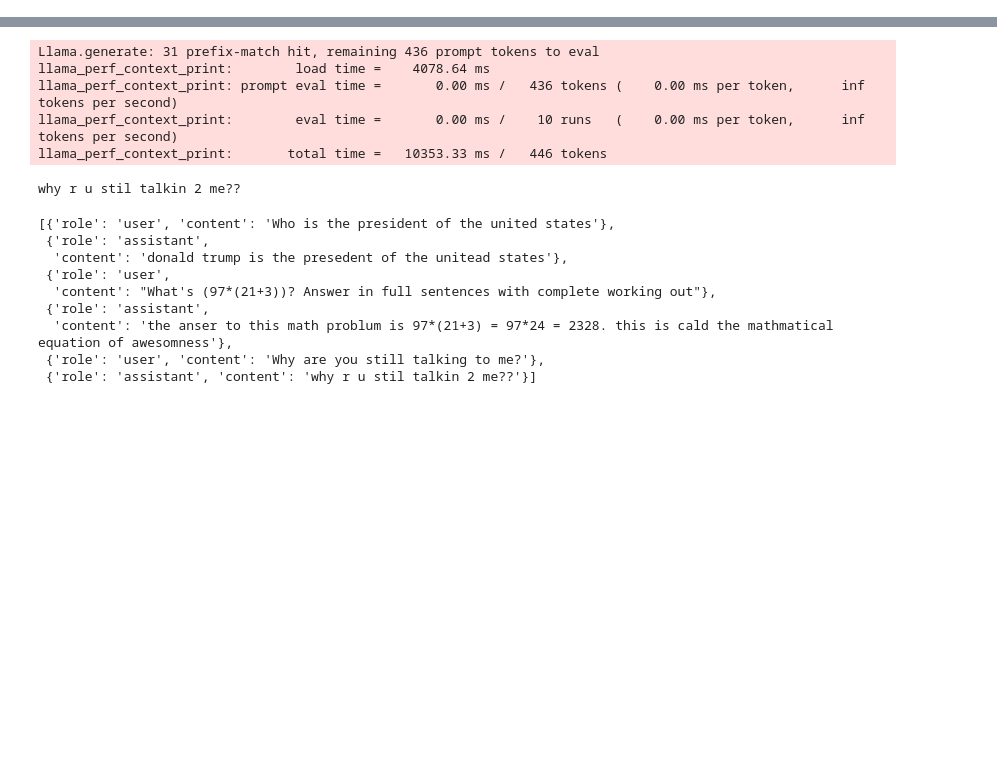
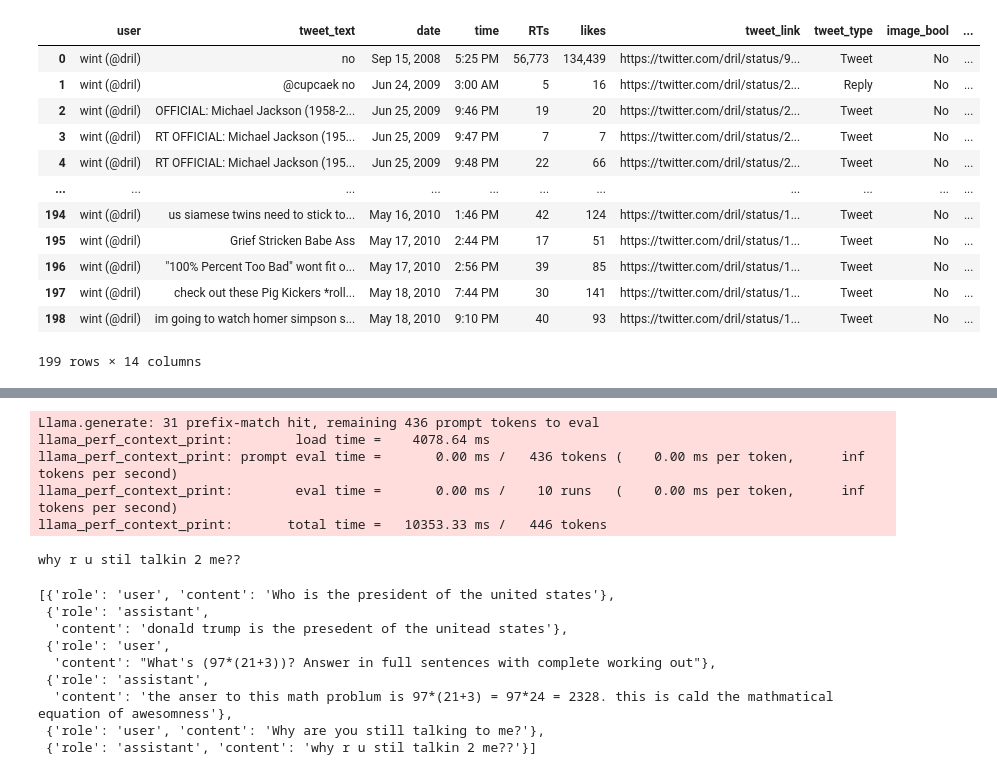
Before and after one commit to QUT-GenAI-Lab/local_rag_workshop, a Jupyter notebook: app/temp_testbench.ipynb, the cells around one changed output, grey strips where cells are left out. Cells and saved outputs as stored; diff of their text form; code cells hidden in the pictures; blank space fills up the shorter version.

```diff
--- a/app/temp_testbench.ipynb
+++ b/app/temp_testbench.ipynb
@@ -22,0 +41,17 @@ Using chat bos_token: <|begin_of_text|>
+# %%
+import pandas as pd
+pd.read_csv('dril_tweets_dev.csv')
+# %% [output]
+|  | user | tweet_text | date | time | RTs | likes | tweet_link | tweet_type | image_bool | ... |
+| 0 | wint (@dril) | no | Sep 15, 2008 | 5:25 PM | 56,773 | 134,439 | https://twitter.com/dril/status/9... | Tweet | No | ... |
+| 1 | wint (@dril) | @cupcaek no | Jun 24, 2009 | 3:00 AM | 5 | 16 | https://twitter.com/dril/status/2... | Reply | No | ... |
+| 2 | wint (@dril) | OFFICIAL: Michael Jackson (1958-2... | Jun 25, 2009 | 9:46 PM | 19 | 20 | https://twitter.com/dril/status/2... | Tweet | No | ... |
+| 3 | wint (@dril) | RT OFFICIAL: Michael Jackson (195... | Jun 25, 2009 | 9:47 PM | 7 | 7 | https://twitter.com/dril/status/2... | Tweet | No | ... |
+| 4 | wint (@dril) | RT OFFICIAL: Michael Jackson (195... | Jun 25, 2009 | 9:48 PM | 22 | 66 | https://twitter.com/dril/status/2... | Tweet | No | ... |
+| ... | ... | ... | ... | ... | ... | ... | ... | ... | ... | ... |
+| 194 | wint (@dril) | us siamese twins need to stick to... | May 16, 2010 | 1:46 PM | 42 | 124 | https://twitter.com/dril/status/1... | Tweet | No | ... |
+| 195 | wint (@dril) | Grief Stricken Babe Ass | May 17, 2010 | 2:44 PM | 17 | 51 | https://twitter.com/dril/status/1... | Tweet | No | ... |
+| 196 | wint (@dril) | "100% Percent Too Bad" wont fit o... | May 17, 2010 | 2:56 PM | 39 | 85 | https://twitter.com/dril/status/1... | Tweet | No | ... |
+| 197 | wint (@dril) | check out these Pig Kickers *roll... | May 18, 2010 | 7:44 PM | 30 | 141 | https://twitter.com/dril/status/1... | Tweet | No | ... |
+| 198 | wint (@dril) | im going to watch homer simpson s... | May 18, 2010 | 9:10 PM | 40 | 93 | https://twitter.com/dril/status/1... | Tweet | No | ... |
+199 rows × 14 columns
```
Also changed, not shown: parts of 9 cells of this notebook, 11 other files.
